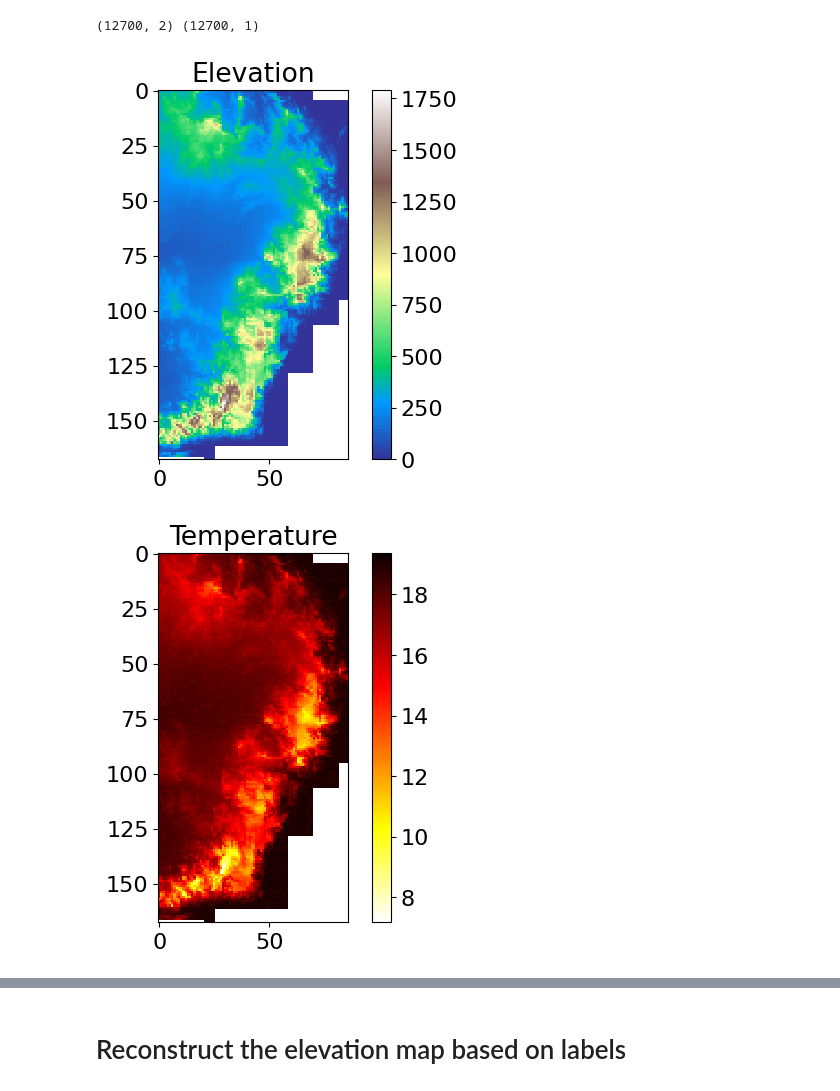
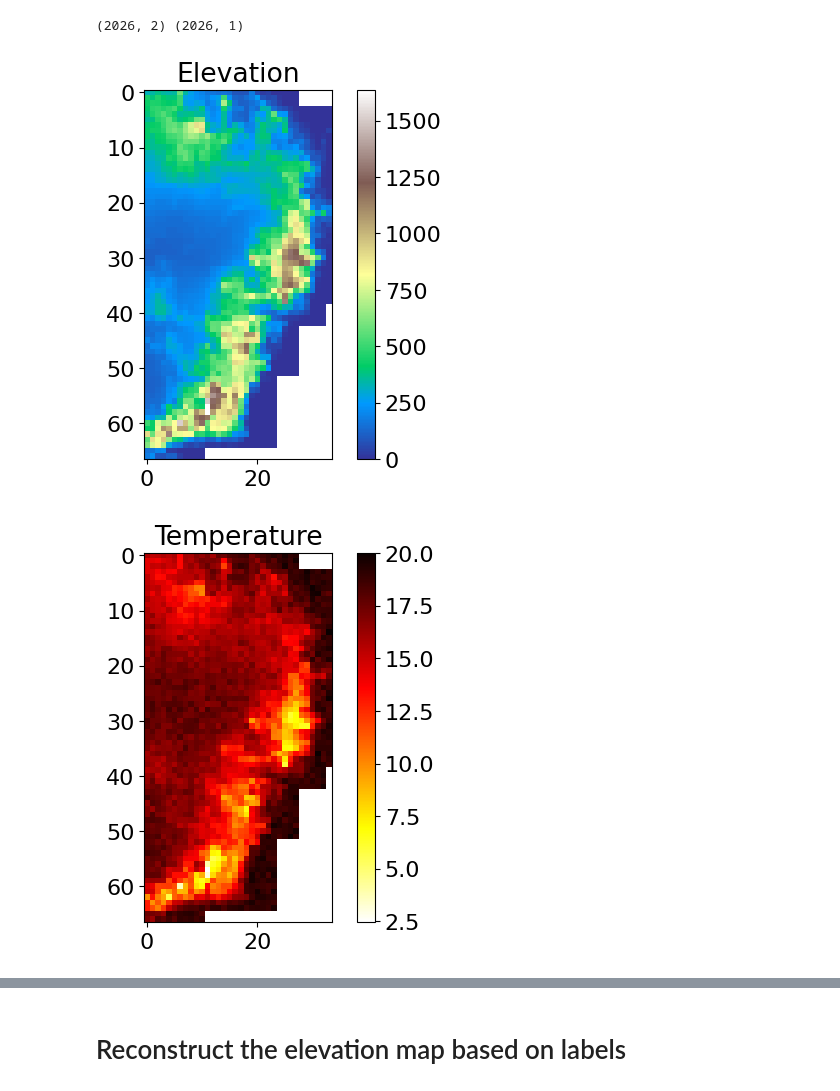
Before and after one commit to jyhong05/CFL_Research, a Jupyter notebook: altitude_extraction/run_cfl.ipynb, the cells around one changed output, grey strips where cells are left out. Drawn from its saved outputs; the diff is of its cells as text; code cells hidden in the pictures.

```diff
--- a/altitude_extraction/run_cfl.ipynb
+++ b/altitude_extraction/run_cfl.ipynb
@@ -9,49 +10,29 @@ from sklearn.preprocessing import StandardScaler
 To enable the following instructions: AVX2 FMA, in other operations, rebuild TensorFlow with the appropriate compiler flags.
 # %%
-file = 'data/10km_data.csv'
+file = 'data/25km_data.csv'
 
 data = pd.read_csv(file)
 Xraw = np.array(data[['lat', 'long']])
 Yraw = np.array(data['generated_temp']).reshape(-1,1)
 print(Xraw.shape, Yraw.shape)
 # %% [output]
-(12700, 2) (12700, 1)
+(2026, 2) (2026, 1)
 # %%
 # PLOT TEMP AND ELEVATION FOR RAW DATAFRAME
 
-import matplotlib.pyplot as plt
-
-asc_longs = np.sort(data['long'].unique())
-desc_lats = np.sort(data['lat'].unique())[::-1]
-
-temp_grid = []
-alt_grid = []
-
-for lat in desc_lats:
-    temp_row = []
-    alt_row = []
-    for long in asc_longs:
-        point = data.loc[(data['lat'] == lat) & (data['long'] == long)]
-        if len(point) == 0:
-            temp_row.append(np.nan)
-            alt_row.append(np.nan)
-            continue
-        temp_row.append(point['generated_temp'].values[0])
-        alt_row.append(point['elevation'].values[0])
-    temp_grid.append(temp_row)
-    alt_grid.append(alt_row)
+alt_grid, temp_grid = get_alt_temp_grids(data)
 
 plt.figure(1)
 plt.imshow(alt_grid, cmap='terrain', interpolation='nearest')
 plt.colorbar()
 plt.title('Elevation')
 plt.show()
 
 plt.figure(2)
 plt.imshow(temp_grid, cmap='hot_r', interpolation='nearest')
 plt.colorbar()
 plt.title('Temperature')
 plt.show()
 # %% [output]
-[figure, old version]
+[figure, new version]
-[figure, old version]
+[figure, new version]
```
Also changed, not shown: parts of 11 cells of this notebook, 16 other files.
